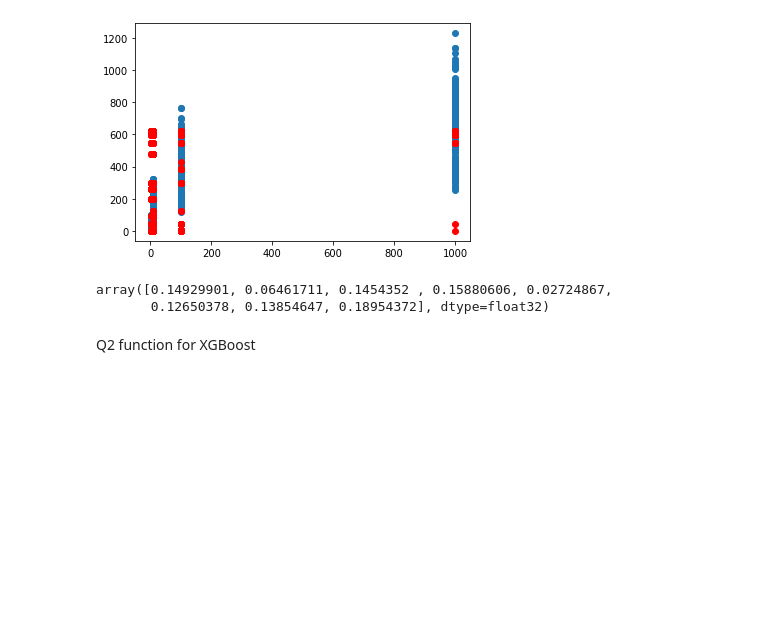
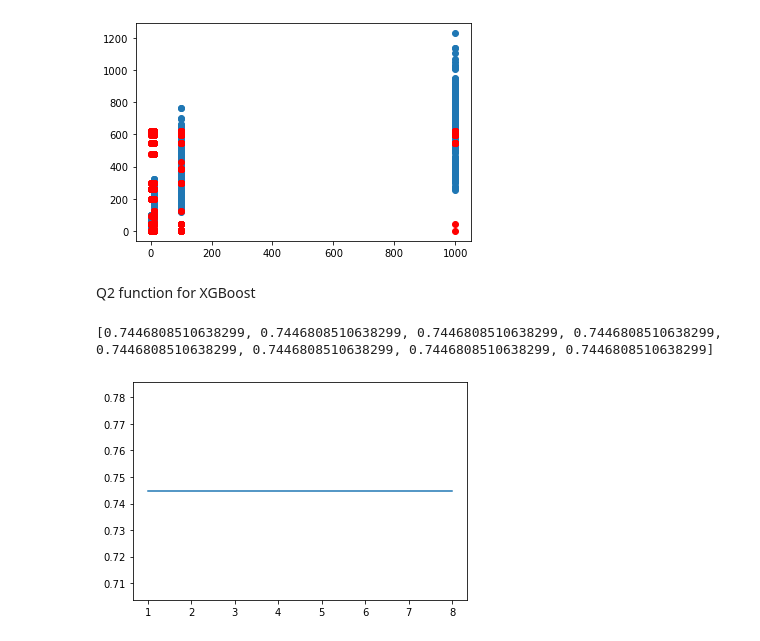
Before and after one commit to kenll99minecart/Immunopeptide, a Jupyter notebook: Linear regression.ipynb, the cells around one changed output. Drawn from its saved outputs; the diff is of its cells as text; code cells hidden in the pictures; blank space fills up the shorter version.

```diff
--- a/Linear regression.ipynb
+++ b/Linear regression.ipynb
@@ -261,7 +285,7 @@ df_inBoost['Backbone'] = df_inBoost['Backbone'].astype("category")
 df_inBoost['OligoDensity'] = df_inBoost['OligoDensity'].astype("category")
 df_inBoost['Attachment'] = df_inBoost['Attachment'].astype("category")
 df_inBoost['Lipid'] = df_inBoost['Lipid'].astype("category")
-df_inBoost['OligoConc'] = df_inBoost['OligoConc'].astype("category")
+#df_inBoost['OligoConc'] = df_inBoost['OligoConc'].astype("category")
 print(df_inBoost.dtypes)
 
 
@@ -275,6 +299,8 @@ print(xgbc.score)
 #loss = expit(plotX * clf.coef_[0][1] + clf.intercept_).ravel()
 #plt.plot(plotX, loss, color="red", linewidth=3)
 plt.show()
+
+getQ2(Pred_XGB,y_train_XGBoost, )
 # %% [output]
 Size                 int64
 Lipid             category
@@ -294,23 +320,13 @@ dtype: object
               n_jobs=0, num_parallel_tree=1, objective='multi:softprob',
               predictor='auto', random_state=0, reg_alpha=0, ...)>
 [figure]
-# %%
-# Get a graph
-graph = xgb.to_graphviz(xgbc, num_trees=1)
-# Or get a matplotlib axis
-#ax = xgb.plot_tree(xgbc, num_trees=1)
-# Get feature importances
-xgbc.feature_importances_
-# %% [output]
-array([0.14929901, 0.06461711, 0.1454352 , 0.15880606, 0.02724867,
-       0.12650378, 0.13854647, 0.18954372], dtype=float32)
 # %% [markdown]
 Q2 function for XGBoost
 # %%
 Q2Boost=[]
 zB=0
 xgbt = xgb.XGBClassifier(tree_method="hist", enable_categorical=True)
-for p in range(8):
+zB=8
     zB=zB+1
     CVXB = df_inBoost.iloc[:, 0:zB].copy()
     if CVXB.columns[len(CVXB.columns)-1] == '3' or CVXB.columns[len(CVXB.columns)-1] == 'PO' or CVXB.columns[len(CVXB.columns)-1] == 'Chol'or CVXB.columns[len(CVXB.columns)-1] == '100%':
@@ -318,30 +334,33 @@ for p in range(8):
         CVXB = df_inBoost.iloc[:, 0:zB].copy()
     elif CVXB.columns[len(CVXB.columns)-1] == 'High':
         zB=zB+2
         CVXB = df_inBoost.iloc[:, 0:zB].copy()
     elif CVXB.columns[len(CVXB.columns)-1] == '1':
         zB=zB+3
         CVXB = df_inBoost.iloc[:, 0:zB].copy()
 
     #print(CVXL.head(2))
 
     CVyB = pd.DataFrame(y_train_XGBoost).copy()
     Test_predB = [] #predicted values
     Test_resB = []  #original values
     rand_resB = []  #training set mean values
     for train_index, test_index in kf.split(X):
         trainX , trainY = CVXB.iloc[train_index] , CVyB.iloc[train_index]
         testX , testY =  CVXB.iloc[test_index] , CVyB.iloc[test_index]
         xgbt.fit(trainX, le.fit_transform(trainY).ravel())
         Pred_test = xgbt.predict(testX)
         Mean_trained_y=statss.mean(trainY.values.ravel())
         for x in range(len(Pred_test)):
             rand_resB.append(Mean_trained_y)
         Test_predB.extend(Pred_test.ravel())
         Test_resB.extend(testY.values.ravel())
 
     #print(Test_predL)
     Q2Boost.append(getQ2(Test_predL,Test_resL,rand_resL))
 print(Q2Boost)
 plt.plot([1,2,3,4,5,6,7,8],Q2Boost)
 plt.show()
+# %% [output]
+[0.7446808510638299, 0.7446808510638299, 0.7446808510638299, 0.7446808510638299, 0.7446808510638299, 0.7446808510638299, 0.7446808510638299, 0.7446808510638299]
+[figure, added]
```
Also changed, not shown: parts of 8 cells of this notebook.
